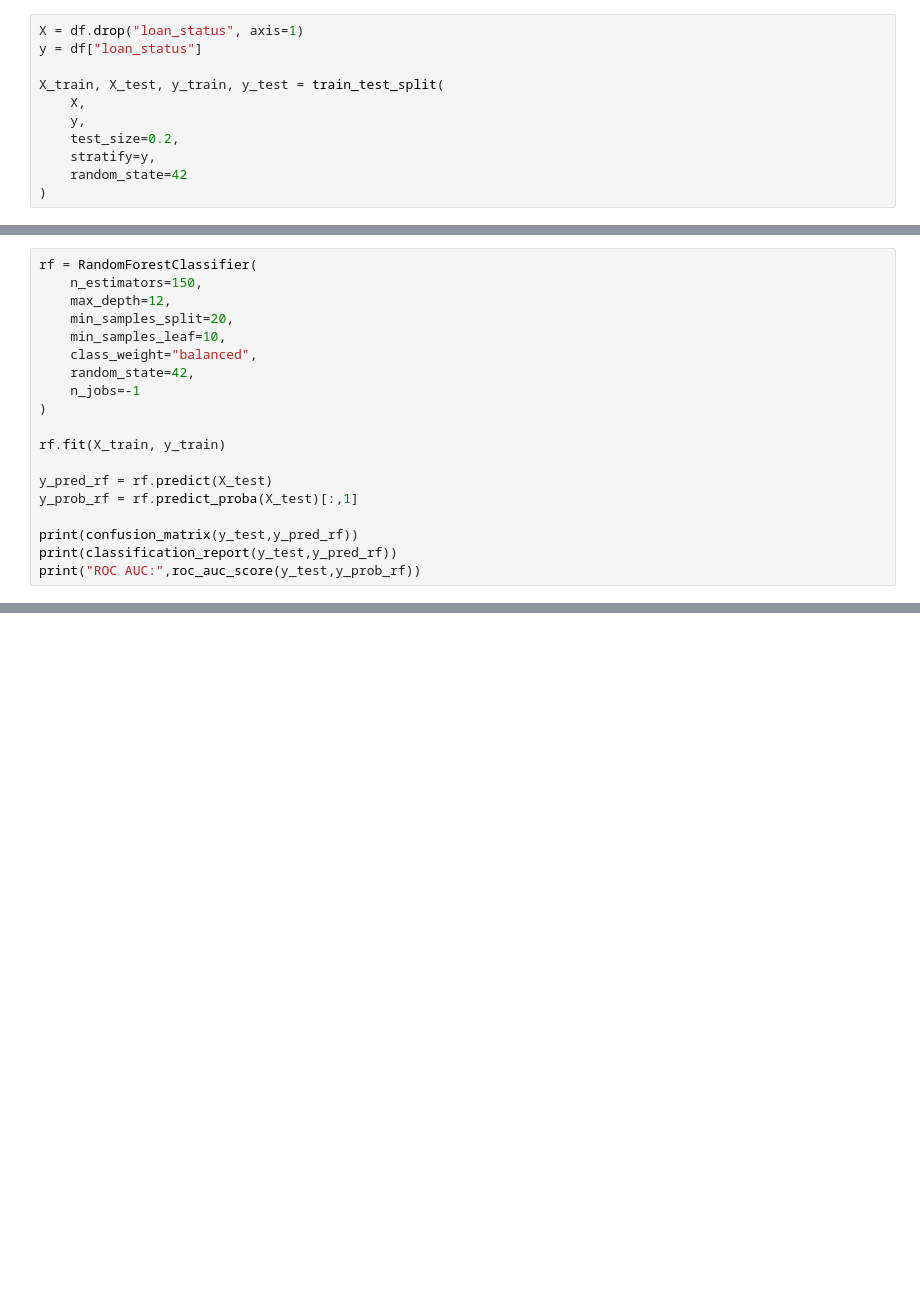
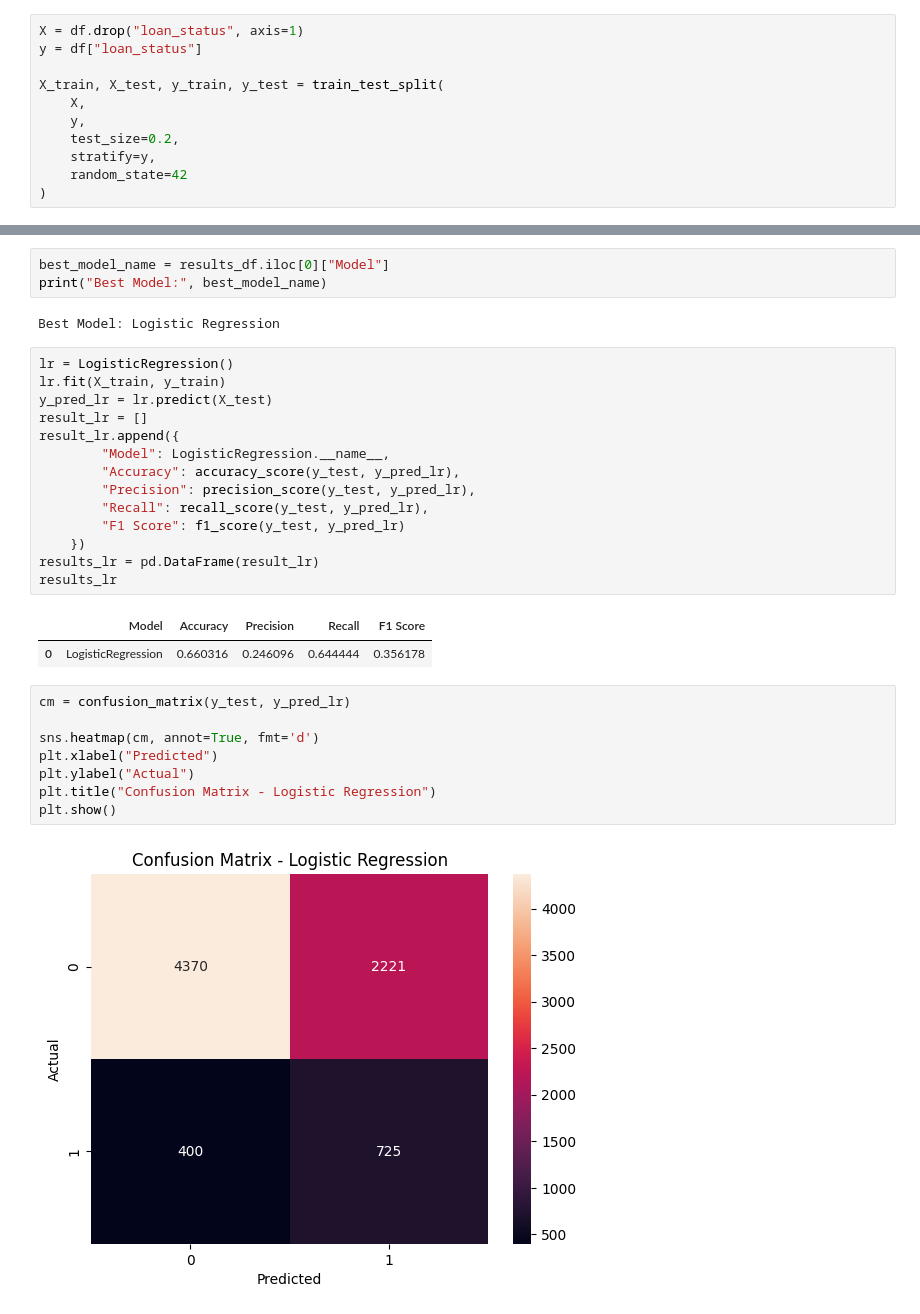
Before and after one commit to RudraMedatwal986947/Loan-Default-Prediction-Credit-Risk-Modeling--ML_Project-, a Jupyter notebook: notebooks/complete-1.ipynb, the cells around one changed output, grey strips where cells are left out. Saved outputs shown, nothing was run; the diff lists cells and outputs as text; blank space fills up the shorter version.

Commit message:
Finalized Logistic Regression model with SMOTE and Streamlit app

```diff
--- a/notebooks/complete-1.ipynb
+++ b/notebooks/complete-1.ipynb
@@ -187,19 +161,0 @@ Please also refer to the documentation for alternative solver options:
-# %%
-rf = RandomForestClassifier(
-    n_estimators=150,
-    max_depth=12,
-    min_samples_split=20,
-    min_samples_leaf=10,
-    class_weight="balanced",
-    random_state=42,
-    n_jobs=-1
-)
-
-rf.fit(X_train, y_train)
-
-y_pred_rf = rf.predict(X_test)
-y_prob_rf = rf.predict_proba(X_test)[:,1]
-
-print(confusion_matrix(y_test,y_pred_rf))
-print(classification_report(y_test,y_pred_rf))
-print("ROC AUC:",roc_auc_score(y_test,y_prob_rf))
@@ -219 +173,33 @@ ROC AUC: 0.7099750164365548
+# %%
+best_model_name = results_df.iloc[0]["Model"]
+print("Best Model:", best_model_name)
+# %% [output]
+Best Model: Logistic Regression
+# %%
+lr = LogisticRegression()
+lr.fit(X_train, y_train)
+y_pred_lr = lr.predict(X_test)
+result_lr = []
+result_lr.append({
+        "Model": LogisticRegression.__name__,
+        "Accuracy": accuracy_score(y_test, y_pred_lr),
+        "Precision": precision_score(y_test, y_pred_lr),
+        "Recall": recall_score(y_test, y_pred_lr),
+        "F1 Score": f1_score(y_test, y_pred_lr)
+    })
+results_lr = pd.DataFrame(result_lr)
+results_lr
+# %% [output]
+|  | Model | Accuracy | Precision | Recall | F1 Score |
+| 0 | LogisticRegression | 0.660316 | 0.246096 | 0.644444 | 0.356178 |
+# %%
+cm = confusion_matrix(y_test, y_pred_lr)
+
+sns.heatmap(cm, annot=True, fmt='d')
+plt.xlabel("Predicted")
+plt.ylabel("Actual")
+plt.title("Confusion Matrix - Logistic Regression")
+plt.show()
+# %% [output]
+[figure, added]
 # %% [markdown]
```
Also changed, not shown: parts of 31 cells of this notebook, 7 other files.
